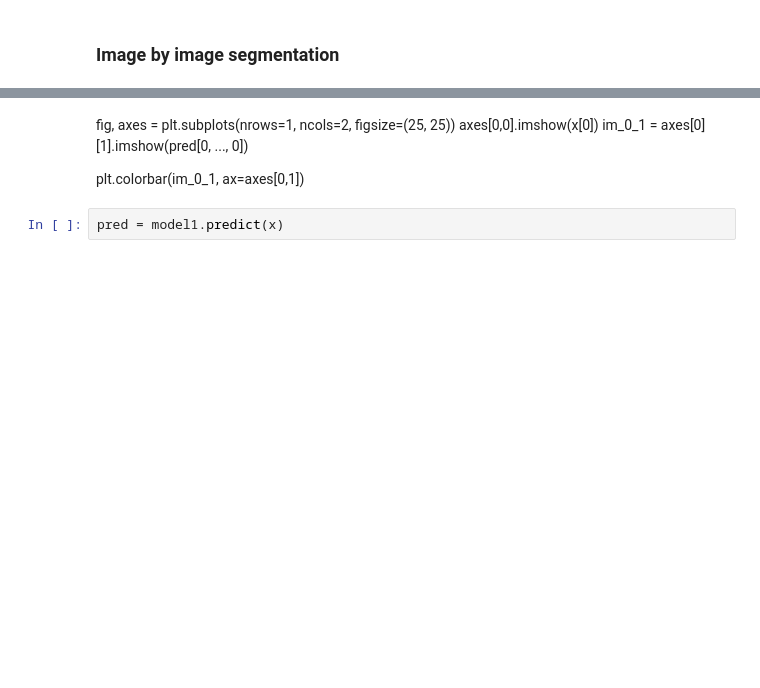
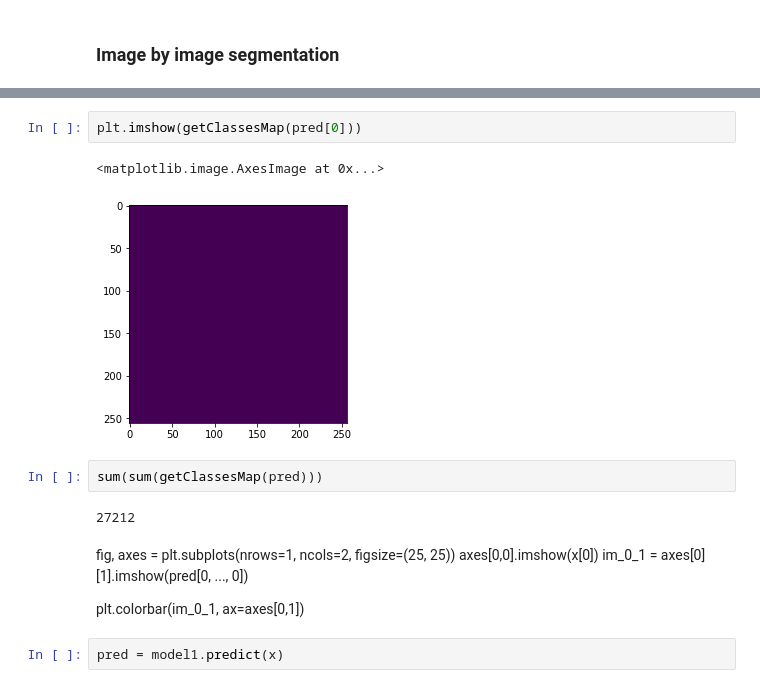
Before and after one commit to Ashgun/cv_fields_semantic-segmentation, a Jupyter notebook: train_unet.ipynb, the cells around one changed output, grey strips where cells are left out. Saved outputs shown, nothing was run; the diff lists cells and outputs as text; blank space fills up the shorter version.

```diff
--- a/train_unet.ipynb
+++ b/train_unet.ipynb
@@ -374,3 +383,12 @@ plt.imshow(y[0, ..., 1])
+# %%
+plt.imshow(getClassesMap(pred[0]))
+# %% [output]
+<matplotlib.image.AxesImage at 0x...>
+[figure, added]
+# %%
+sum(sum(getClassesMap(pred)))
+# %% [output]
+27212
 # %% [markdown]
 fig, axes = plt.subplots(nrows=1, ncols=2, figsize=(25, 25))
 axes[0,0].imshow(x[0])
```
Also changed, not shown: parts of 12 cells of this notebook.
